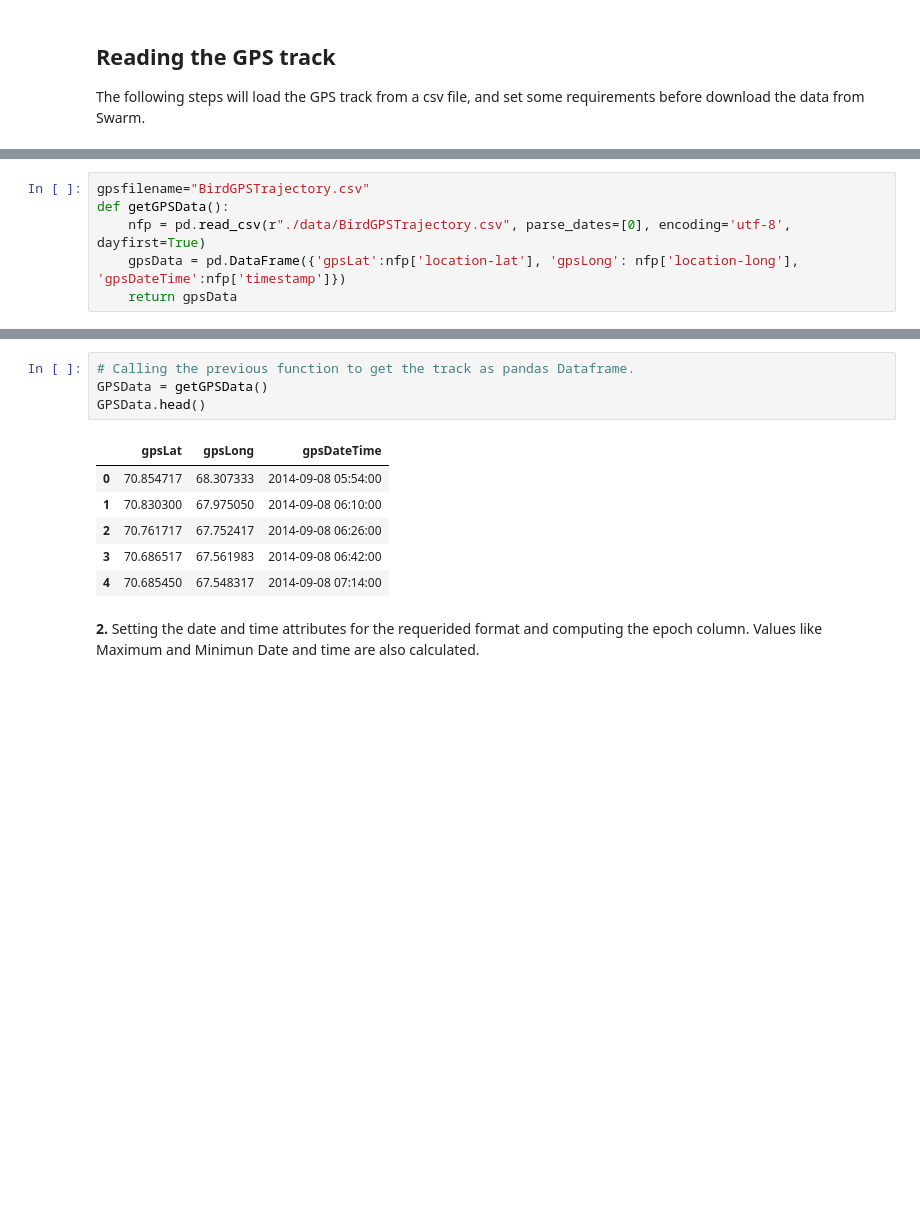
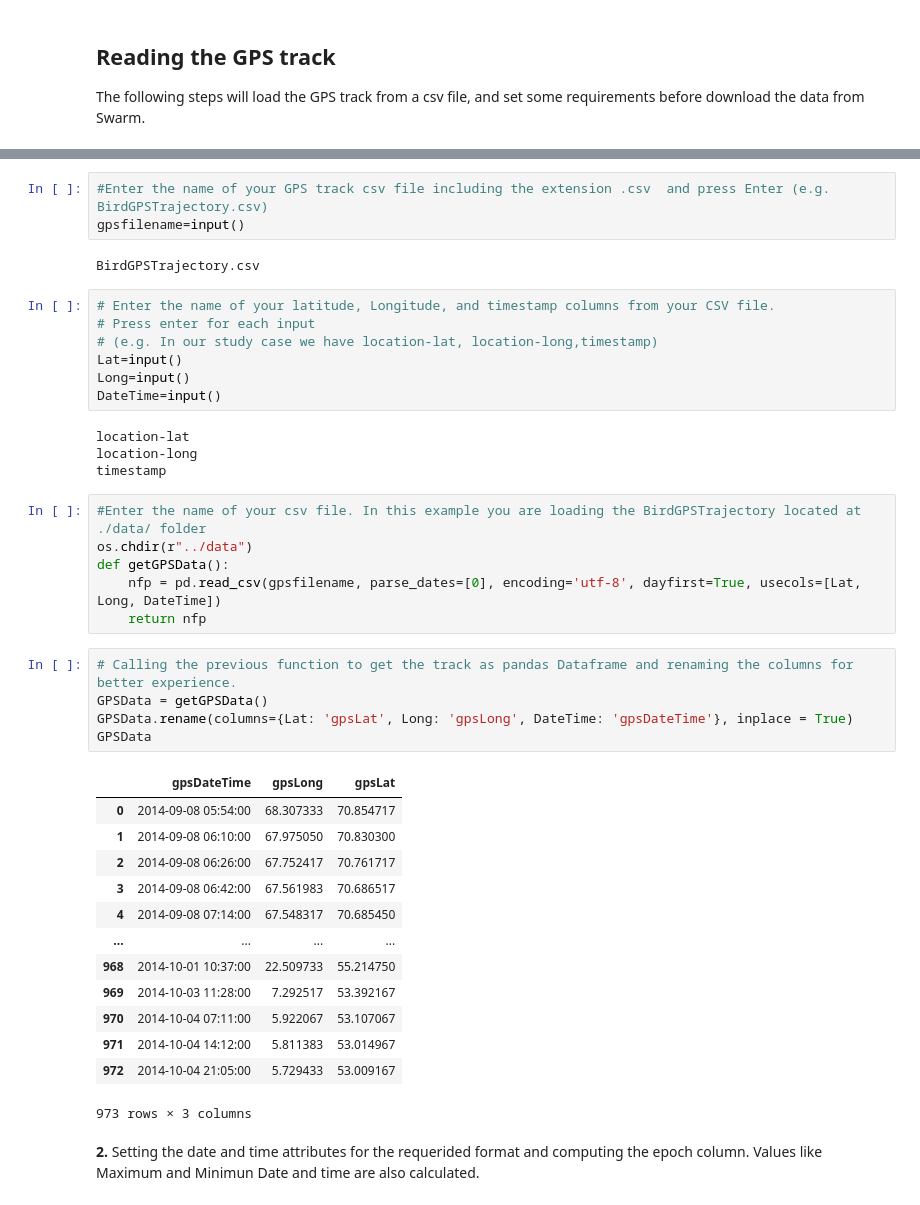
Before and after one commit to MagGeo/MagGeo, a Jupyter notebook: MagGeo_Sequential.ipynb, the cells around one changed output, grey strips where cells are left out. Saved outputs shown, nothing was run; the diff lists cells and outputs as text; blank space fills up the shorter version.

```diff
--- a/MagGeo_Sequential.ipynb
+++ b/MagGeo_Sequential.ipynb
@@ -40,6 +37,0 @@ The following steps will load the GPS track from a csv file, and set some requir
-# %%
-gpsfilename="BirdGPSTrajectory.csv"
-def getGPSData():
-    nfp = pd.read_csv(r"./data/BirdGPSTrajectory.csv", parse_dates=[0], encoding='utf-8', dayfirst=True)
-    gpsData = pd.DataFrame({'gpsLat':nfp['location-lat'], 'gpsLong': nfp['location-long'], 'gpsDateTime':nfp['timestamp']})
-    return gpsData
@@ -46,14 +49,44 @@ def getGPSData():
+# %%
+#Enter the name of your GPS track csv file including the extension .csv  and press Enter (e.g. BirdGPSTrajectory.csv)
+gpsfilename=input()
+# %% [output]
+BirdGPSTrajectory.csv
+# %%
+# Enter the name of your latitude, Longitude, and timestamp columns from your CSV file.
+# Press enter for each input
+# (e.g. In our study case we have location-lat, location-long,timestamp)
+Lat=input()
+Long=input()
+DateTime=input()
+# %% [output]
+location-lat
+location-long
+timestamp
+# %%
+#Enter the name of your csv file. In this example you are loading the BirdGPSTrajectory located at ./data/ folder
+os.chdir(r"../data")
+def getGPSData():
+    nfp = pd.read_csv(gpsfilename, parse_dates=[0], encoding='utf-8', dayfirst=True, usecols=[Lat, Long, DateTime])
+    return nfp
 # %%
-# Calling the previous function to get the track as pandas Dataframe.
+# Calling the previous function to get the track as pandas Dataframe and renaming the columns for better experience.
 GPSData = getGPSData()
-GPSData.head()
+GPSData.rename(columns={Lat: 'gpsLat', Long: 'gpsLong', DateTime: 'gpsDateTime'}, inplace = True)
+GPSData
 # %% [output]
-|  | gpsLat | gpsLong | gpsDateTime |
-| 0 | 70.854717 | 68.307333 | 2014-09-08 05:54:00 |
-| 1 | 70.830300 | 67.975050 | 2014-09-08 06:10:00 |
-| 2 | 70.761717 | 67.752417 | 2014-09-08 06:26:00 |
-| 3 | 70.686517 | 67.561983 | 2014-09-08 06:42:00 |
-| 4 | 70.685450 | 67.548317 | 2014-09-08 07:14:00 |
+|  | gpsDateTime | gpsLong | gpsLat |
+| 0 | 2014-09-08 05:54:00 | 68.307333 | 70.854717 |
+| 1 | 2014-09-08 06:10:00 | 67.975050 | 70.830300 |
+| 2 | 2014-09-08 06:26:00 | 67.752417 | 70.761717 |
+| 3 | 2014-09-08 06:42:00 | 67.561983 | 70.686517 |
+| 4 | 2014-09-08 07:14:00 | 67.548317 | 70.685450 |
+| ... | ... | ... | ... |
+| 968 | 2014-10-01 10:37:00 | 22.509733 | 55.214750 |
+| 969 | 2014-10-03 11:28:00 | 7.292517 | 53.392167 |
+| 970 | 2014-10-04 07:11:00 | 5.922067 | 53.107067 |
+| 971 | 2014-10-04 14:12:00 | 5.811383 | 53.014967 |
+| 972 | 2014-10-04 21:05:00 | 5.729433 | 53.009167 |
+973 rows × 3 columns
 # %% [markdown]
 **2.** Setting the date and time attributes for the requerided format and computing the epoch column. Values like Maximum and Minimun Date and time are also calculated.
 # %%
```
Also changed, not shown: parts of 4 cells of this notebook, 1 other file.
